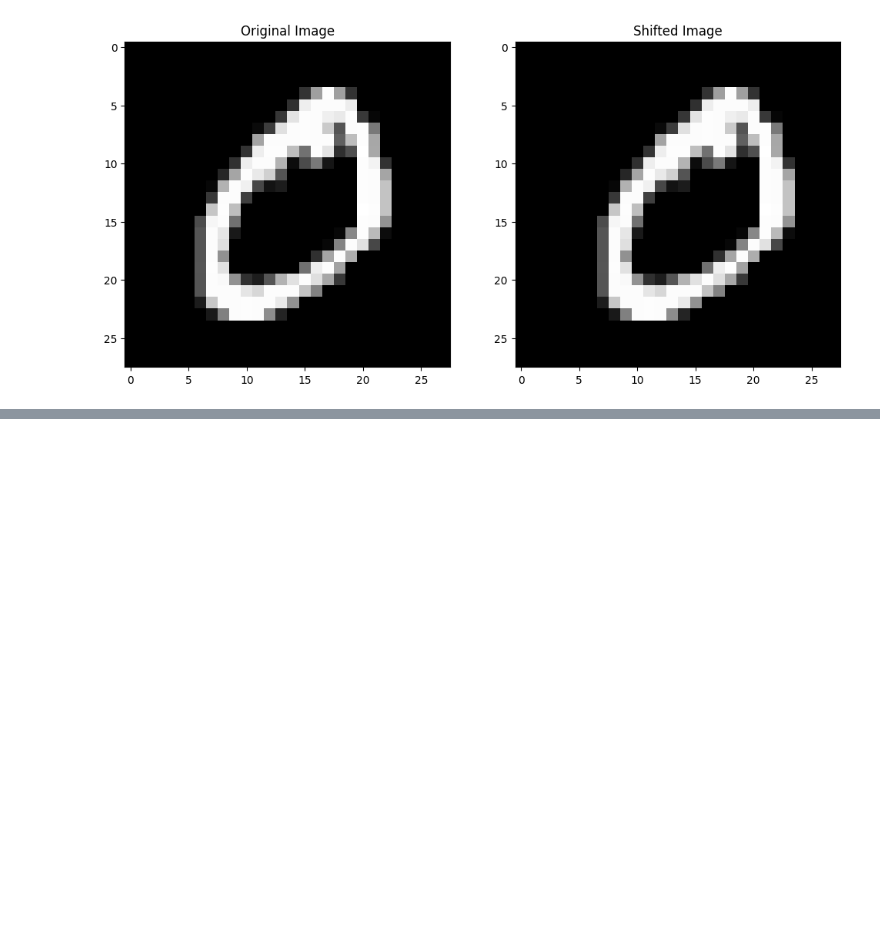
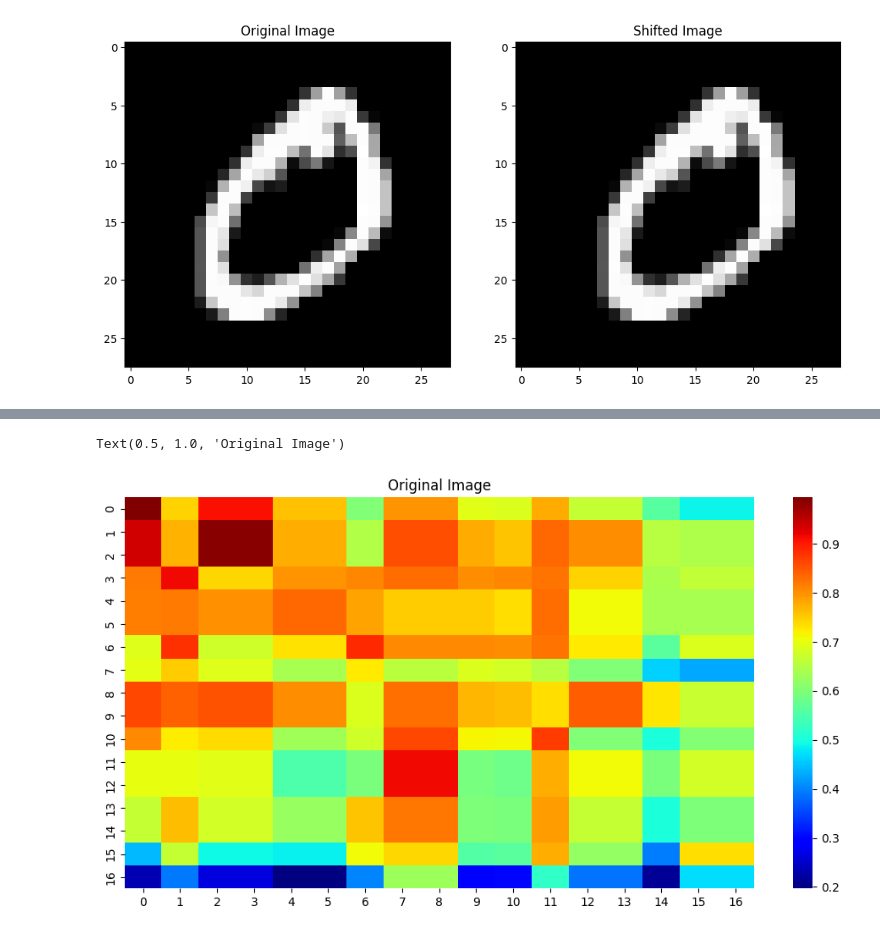
Before and after one commit to Nandini-Kanawade/BreakingUp_CNN, a Jupyter notebook: dotProductEVector.ipynb, the cells around one changed output, grey strips where cells are left out. Cells and saved outputs as stored; diff of their text form; code cells hidden in the pictures; blank space fills up the shorter version.

Commit message:
HeatMap for cosine similarity

```diff
--- a/dotProductEVector.ipynb
+++ b/dotProductEVector.ipynb
@@ -40,0 +65,18 @@ eVec_shifted = eVec_shifted.T
+# %%
+angle = np.zeros((17, 17))
+
+# Calculate angles and populate the angle matrix
+for i in range(17):
+    for j in range(17):
+        # Compute cosine similarity between row i of eVec and row j of eVec_shifted
+        a = np.abs(eVec[i])
+        b = np.abs(eVec_shifted[j])
+        dot_product = np.dot(a, b)
+        norm_a = np.linalg.norm(a)
+        norm_b = np.linalg.norm(b)
+        cosine_similarity = dot_product / (norm_a * norm_b)
+
+        # Store the result in the angle matrix
+        angle[i, j] = cosine_similarity
+
+print(angle)
@@ -40,0 +101,8 @@ eVec_shifted = eVec_shifted.T
+# %%
+
+plt.figure(figsize=(12, 6))
+sns.heatmap(angle, cmap='jet')
+plt.title('Original Image')
+# %% [output]
+Text(0.5, 1.0, 'Original Image')
+[figure, added]
```
Also changed, not shown: parts of 3 cells of this notebook.
